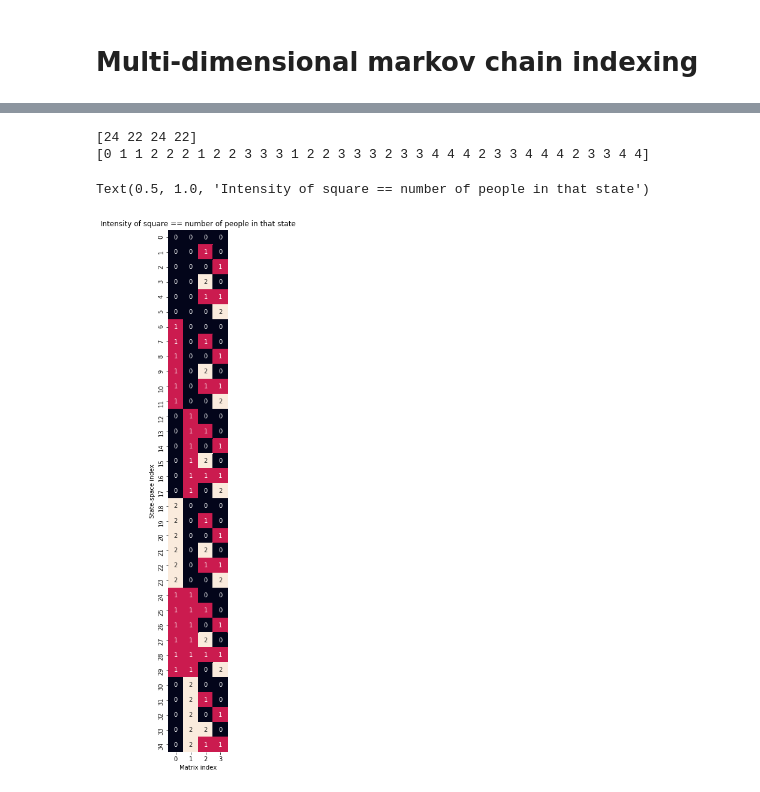
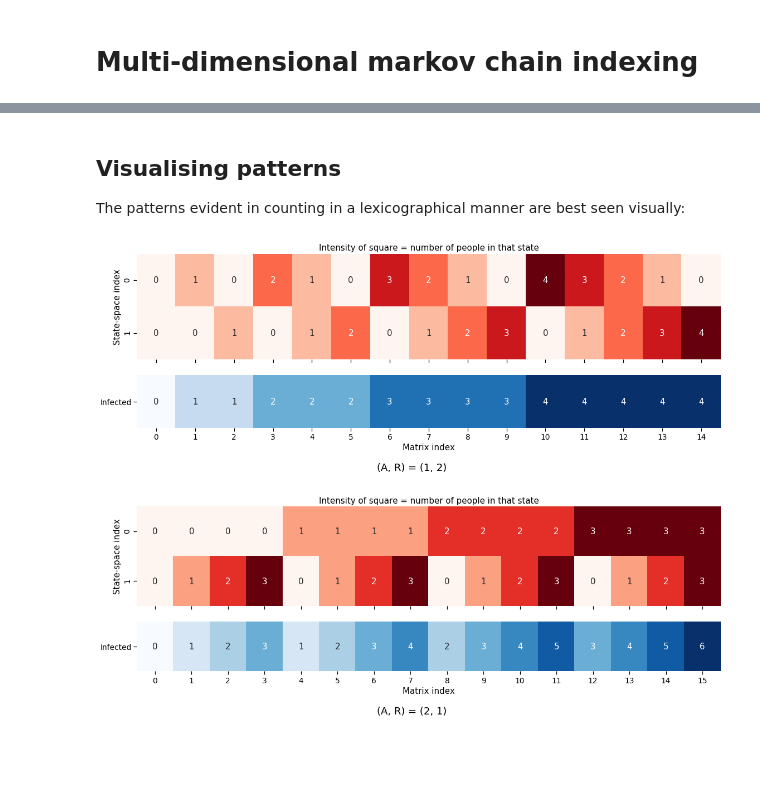
Before and after one commit to bishax/snepits, a Jupyter notebook: notebooks/dev/MC_indexing.ipynb, the cells around one changed output, grey strips where cells are left out. Cells and saved outputs as stored; diff of their text form; code cells hidden in the pictures; blank space fills up the shorter version.

Commit message:
MC indexing explainer notebook

```diff
--- a/notebooks/dev/MC_indexing.ipynb
+++ b/notebooks/dev/MC_indexing.ipynb
@@ -46,6 +35,6 @@ plt.hist(
 # %%
 # Test applying transform and inverse gives back the same
-for i in range(last_idx):
+for i in range(barsize(A, R, Ns)):
     print(i, end='-> ')
     data = idx_to_state(i, len(Ns), R, Ns)
     print(data, end='-> ')
@@ -75,21 +62,55 @@ idx_to_state?
-# %%
-X = pd.DataFrame([idx_to_state(i, len(Ns), R, Ns) for i in range(last_idx)], )
-print(X.values.sum(0))  # Sum column = Number infected in that matrix index state
-print(X.values.sum(1))  # Sum row
-
-fig, ax = plt.subplots(figsize=((9, 16)))
-sns.heatmap(
-    X,
-    square=True,
-    cbar=None,
-    ax=ax,
-    annot=True
-)
-ax.set_ylabel('State-space index')
-ax.set_xlabel('Matrix index')
-ax.set_title('Intensity of square == number of people in that state')
-# %% [output]
-[24 22 24 22]
-[0 1 1 2 2 2 1 2 2 3 3 3 1 2 2 3 3 3 2 3 3 4 4 4 2 3 3 4 4 4 2 3 3 4 4]
-Text(0.5, 1.0, 'Intensity of square == number of people in that state')
-[figure, removed]
+# %% [markdown]
+## Visualising patterns
+
+The patterns evident in counting in a lexicographical manner are best seen visually:
+# %%
+# Helper function
+def plot_state_pattern(X, A=None, R=None):
+    """ Plot mapping between index and state """
+    sns.set_context("notebook", font_scale=1.25)
+
+    annot = True if X.shape[1] <= 36 else False
+
+    fig, ax = plt.subplots(
+        figsize=(16, 16/(X.shape[1]/X.shape[0])*1.7+2),
+        nrows=2,
+        gridspec_kw={"height_ratios": [X.shape[0], 1]},
+        sharex=True,
+    )
+    h = sns.heatmap(X, square=False, cbar=None, ax=ax[0], annot=annot, cmap="Reds")
+    ax[0].set_ylabel("State-space index")
+    ax[0].set_title("Intensity of square = number of people in that state")
+
+    # Plot total infected for each index
+    h2 = sns.heatmap(
+        X.sum(0).to_frame("Infected").T,
+        cbar=None,
+        ax=ax[1],
+        annot=annot,
+        cmap="Blues",
+    )
+    h2.set_yticklabels(h2.get_yticklabels(), rotation=0)
+    ax[1].set_xlabel("Matrix index")
+
+    if A is not None and R is not None:
+        fig.suptitle(f"(A, R) = {(A, R)}", y=-0.01)
+    fig.tight_layout()
+    return fig
+# %%
+Ns = np.array([4])
+R = 2  # Number of infection levels
+A = Ns.size  # Number of demographic levels
+
+X = pd.DataFrame([idx_to_state(i, A, R, Ns) for i in range(barsize(A, R, Ns))]).T
+plot_state_pattern(X, A, R);
+# %% [output]
+[figure, added]
+# %%
+Ns = np.array([3, 3])
+R = 1  # Number of infection levels
+A = Ns.size  # Number of demographic levels
+
+X = pd.DataFrame([idx_to_state(i, A, R, Ns) for i in range(barsize(A, R, Ns))]).T
+plot_state_pattern(X, A, R);
+# %% [output]
+[figure, added]
```
Also changed, not shown: parts of 19 cells of this notebook.
